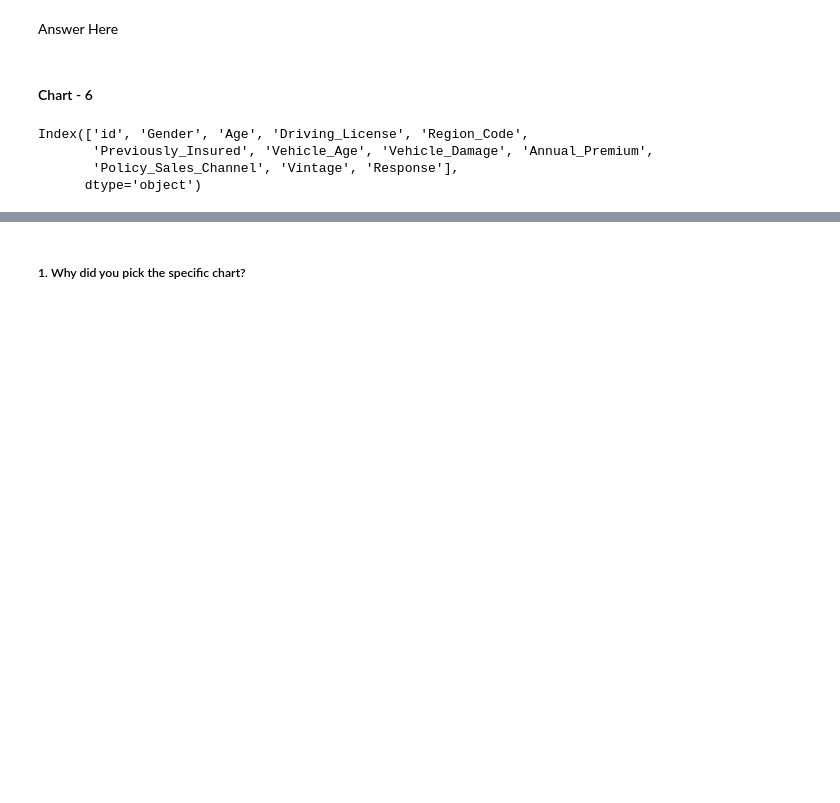
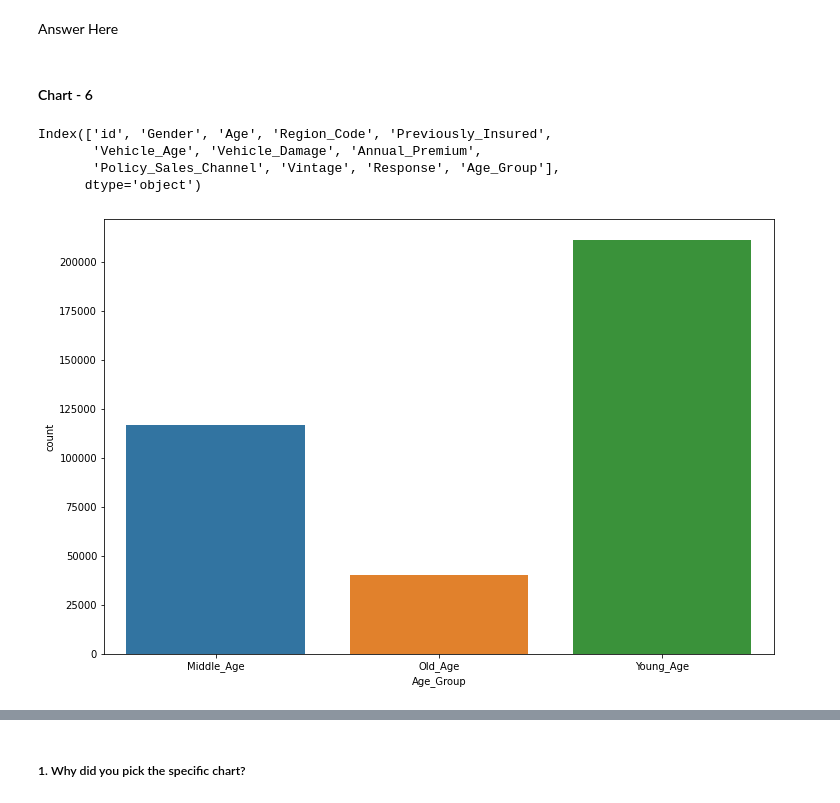
Before and after one commit to Gaurav-Yaduvanshi/Health-Insurance-Cross-Sell-Prediction, a Jupyter notebook: HEALTH_INSURANCE_CROSS_SELL_PREDICTION_.ipynb, the cells around one changed output, grey strips where cells are left out. Saved outputs shown, nothing was run; the diff lists cells and outputs as text; code cells hidden in the pictures; blank space fills up the shorter version.

```diff
--- a/HEALTH_INSURANCE_CROSS_SELL_PREDICTION_.ipynb
+++ b/HEALTH_INSURANCE_CROSS_SELL_PREDICTION_.ipynb
@@ -603,9 +612,15 @@ Answer Here
 # %% [markdown]
 #### Chart - 6
 # %%
-df.columns
+df1.columns
 # %% [output]
-Index(['id', 'Gender', 'Age', 'Driving_License', 'Region_Code',
-       'Previously_Insured', 'Vehicle_Age', 'Vehicle_Damage', 'Annual_Premium',
-       'Policy_Sales_Channel', 'Vintage', 'Response'],
+Index(['id', 'Gender', 'Age', 'Region_Code', 'Previously_Insured',
+       'Vehicle_Age', 'Vehicle_Damage', 'Annual_Premium',
+       'Policy_Sales_Channel', 'Vintage', 'Response', 'Age_Group'],
       dtype='object')
+# %%
+# Chart - 6 visualization code
+sns.countplot(x = df1['Age_Group'],data = df1)
+plt.show()
+# %% [output]
+[figure, added]
```
Also changed, not shown: parts of 46 cells of this notebook.
